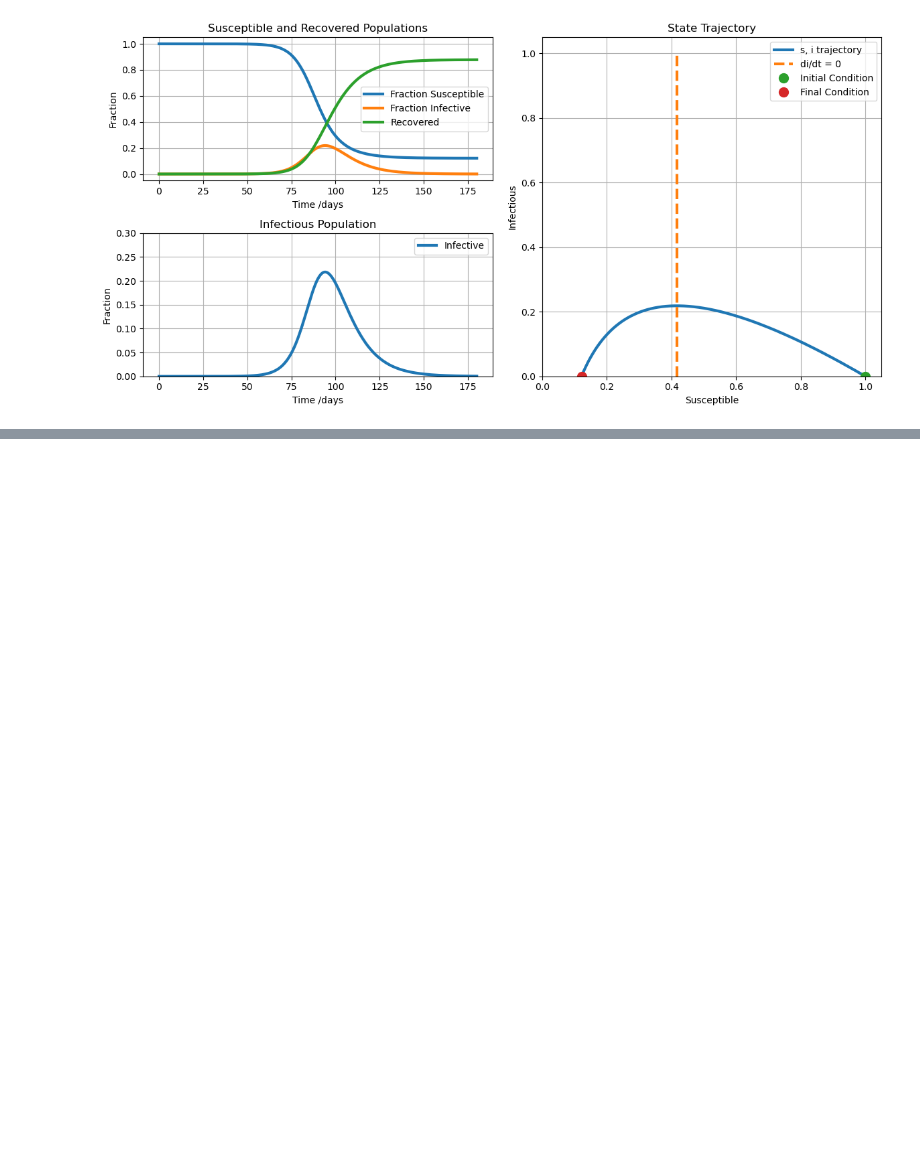
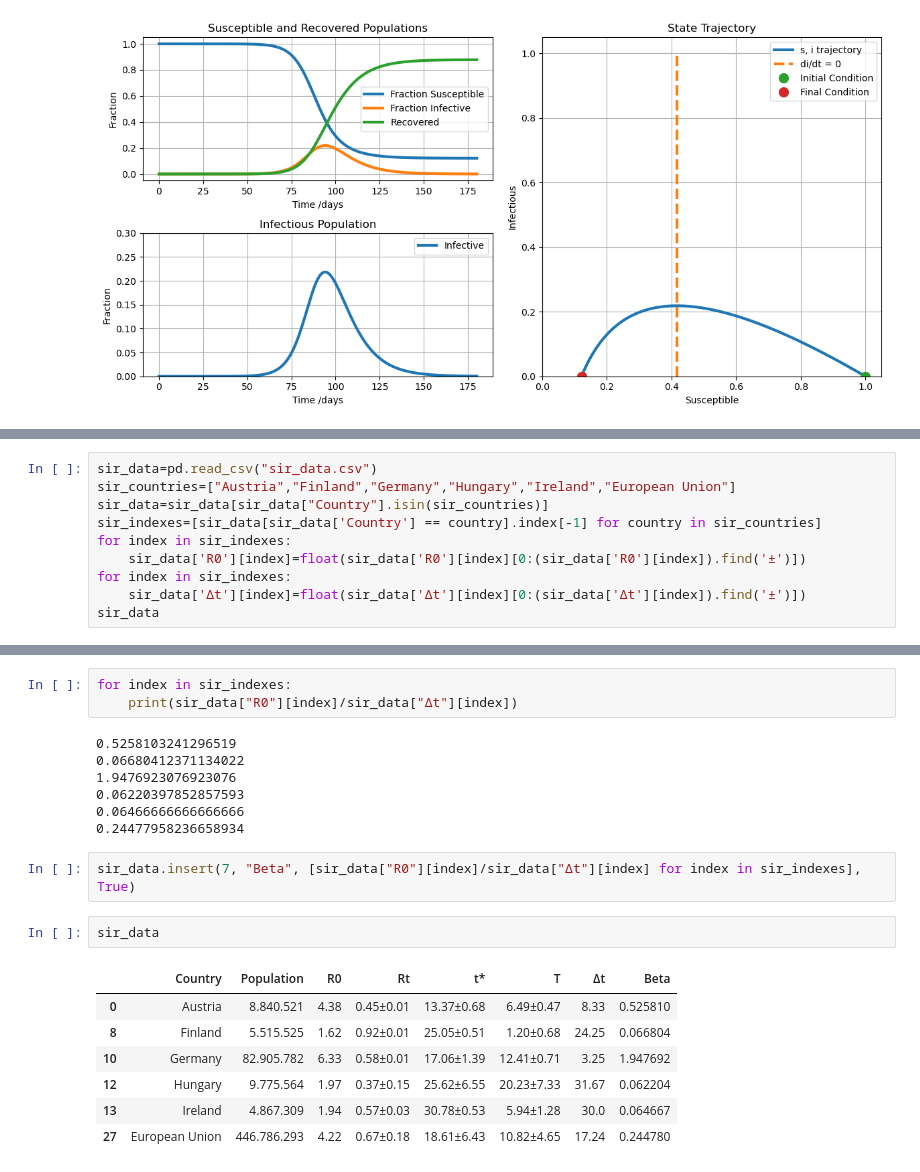
Before and after one commit to Adiklafa/Matprog, a Jupyter notebook: sir.ipynb, the cells around one changed output, grey strips where cells are left out. Saved outputs shown, nothing was run; the diff lists cells and outputs as text; blank space fills up the shorter version.

```diff
--- a/sir.ipynb
+++ b/sir.ipynb
@@ -75,0 +101,10 @@ plotdata(t, s, i)
+# %%
+sir_data=pd.read_csv("sir_data.csv")
+sir_countries=["Austria","Finland","Germany","Hungary","Ireland","European Union"]
+sir_data=sir_data[sir_data["Country"].isin(sir_countries)]
+sir_indexes=[sir_data[sir_data['Country'] == country].index[-1] for country in sir_countries]
+for index in sir_indexes:
+    sir_data['R0'][index]=float(sir_data['R0'][index][0:(sir_data['R0'][index]).find('±')])
+for index in sir_indexes:
+    sir_data['Δt'][index]=float(sir_data['Δt'][index][0:(sir_data['Δt'][index]).find('±')])
+sir_data
@@ -75,0 +119,22 @@ plotdata(t, s, i)
+# %%
+for index in sir_indexes:
+    print(sir_data["R0"][index]/sir_data["Δt"][index])
+# %% [output]
+0.5258103241296519
+0.06680412371134022
+1.9476923076923076
+0.06220397852857593
+0.06466666666666666
+0.24477958236658934
+# %%
+sir_data.insert(7, "Beta", [sir_data["R0"][index]/sir_data["Δt"][index] for index in sir_indexes], True)
+# %%
+sir_data
+# %% [output]
+|  | Country | Population | R0 | Rt | t* | T | Δt | Beta |
+| 0 | Austria | 8.840.521 | 4.38 | 0.45±0.01 | 13.37±0.68 | 6.49±0.47 | 8.33 | 0.525810 |
+| 8 | Finland | 5.515.525 | 1.62 | 0.92±0.01 | 25.05±0.51 | 1.20±0.68 | 24.25 | 0.066804 |
+| 10 | Germany | 82.905.782 | 6.33 | 0.58±0.01 | 17.06±1.39 | 12.41±0.71 | 3.25 | 1.947692 |
+| 12 | Hungary | 9.775.564 | 1.97 | 0.37±0.15 | 25.62±6.55 | 20.23±7.33 | 31.67 | 0.062204 |
+| 13 | Ireland | 4.867.309 | 1.94 | 0.57±0.03 | 30.78±0.53 | 5.94±1.28 | 30.0 | 0.064667 |
+| 27 | European Union | 446.786.293 | 4.22 | 0.67±0.18 | 18.61±6.43 | 10.82±4.65 | 17.24 | 0.244780 |
```
Also changed, not shown: parts of 4 cells of this notebook.
